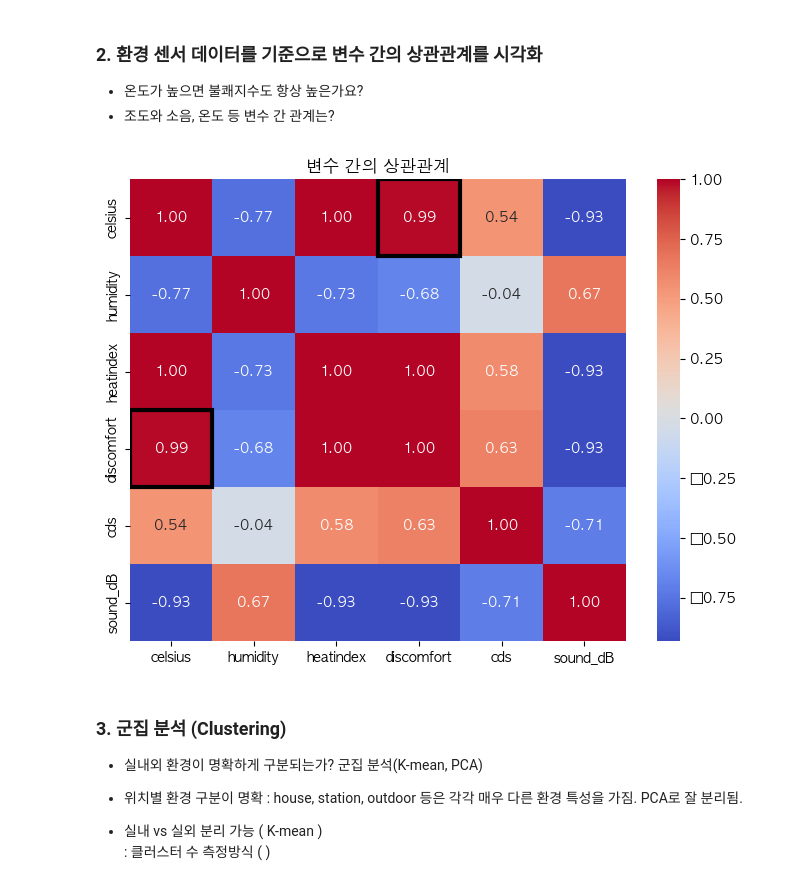
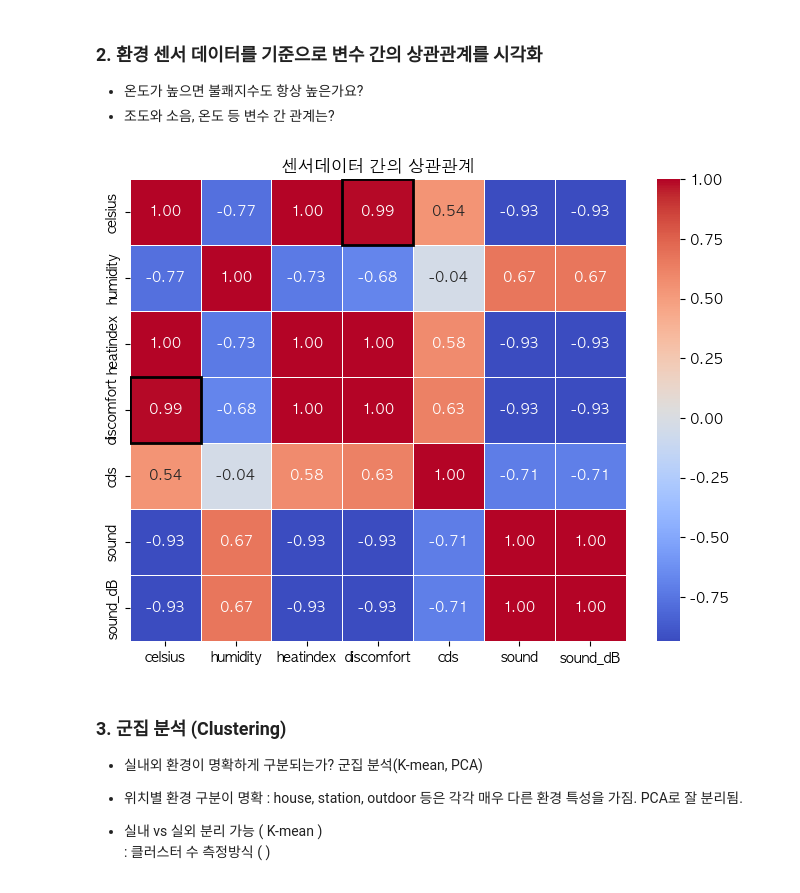
Before and after one commit to Armdiri/TIL, a Jupyter notebook: 아두이노_센서_데이터수집_분석/환경데이터분석_발표.ipynb, the cells around one changed output. Drawn from its saved outputs; the diff is of its cells as text; code cells hidden in the pictures.

```diff
--- a/아두이노_센서_데이터수집_분석/환경데이터분석_발표.ipynb
+++ b/아두이노_센서_데이터수집_분석/환경데이터분석_발표.ipynb
@@ -26,12 +27,13 @@ import pandas as pd
 from sklearn.preprocessing import StandardScaler
 import platform
 from matplotlib import font_manager, rc
+import matplotlib.pyplot as plt
 
 # 데이터 로드
 df = pd.read_excel('environment_data_ko.xlsx')
 
 # 분석에 사용할 feature들
-features = ['celsius', 'humidity', 'heatindex', 'discomfort', 'cds', 'sound_dB']
+features = ['celsius', 'humidity', 'heatindex', 'discomfort', 'cds', 'sound', 'sound_dB']
 
 # 기초 통계
 stats_summary = df.groupby('location').describe()
@@ -39,6 +41,7 @@ print("기초 통계 요약:\n", stats_summary)
 
 # 그래프 한글변환 오류함수
 def set_graph_font():
+    plt.rcParams['axes.unicode_minus'] = False
     if platform.system() == 'Darwin':     # IOS
         rc('font', family='AppleGothic')
     elif platform.system() == 'Windows':
@@ -50,7 +53,7 @@ def set_graph_font():
         font_name = font_manager.FontProperties(fname=path).get_name()
         rc('font', family=font_name)
     else:
-        print('Unknown system... sorry~~~~')
+        print('폰트를 적용할수 없습니다')
 # %% [output]
 기초 통계 요약:
           celsius                                                          \
@@ -69,6 +72,23 @@ location
 집         7.80  7.80  7.80  7.8075  7.81
 
 [9 rows x 64 columns]
+# %%
+from sklearn.preprocessing import MinMaxScaler
+
+# 결측치 처리
+df = df.dropna()
+
+# 이상치 처리 ..
+#Q1 = df['celsius'].quantile(0.25)
+#Q3 = df['celsius'].quantile(0.75)
+#IQR = Q3 -Q1
+#df = df[(df['celsius'] >= Q1 - 1.5*IQR) & (df['celsius'] <= Q3 + 1.5*IQR)]
+
+df['location'] = df['location'].astype('category')
+
+## 정규화 (변수별 값의 범위가 서로 상이하므로 군집/회귀분석 전 정규화 필요)
+scaler = MinMaxScaler()
+df_scaled = pd.DataFrame(scaler.fit_transform(df[features]), columns=features)
 # %% [markdown]
 ### 1. 장소별로 가장 쾌적한 환경은 어디인가?
 - 점수 모델(정규화, 가중치), 통계요약, barplot
@@ -177,22 +197,28 @@ Name: score, dtype: float64
 # %%
 import seaborn as sns
 import matplotlib.pyplot as plt
 from matplotlib.patches import Rectangle
 
 set_graph_font()
 plt.figure(figsize=(8, 6))
-ax = sns.heatmap(df[features].corr(), annot=True, cmap='coolwarm', fmt='.2f')
+ax = sns.heatmap(df[features].corr(), annot=True, cmap='coolwarm', fmt='.2f', linewidths=0.5)
 
 # 온도와 불쾌지수의 상관관계 (굵은 테두리)
 i = features.index('celsius')
 j = features.index('discomfort')
 for (row, col) in [(i, j), (j, i)]:
-    ax.add_patch(Rectangle((col, row), 1, 1, fill=False, edgecolor='black', lw=3))
+    ax.add_patch(Rectangle((col, row), 1, 1, fill=False, edgecolor='black', lw=2))
 
-plt.title('변수 간의 상관관계')
+plt.title('센서데이터 간의 상관관계')
 plt.show()
+
+# 온도, 체감온도, 불쾌지수는 서로 매우 강하게 연결되어 있음(거의 같은 값처럼 움직임)
+# 온도와 소음은 반비례(온도가 높을수록 소음이 낮음)
+# 습도와 소음은 비례(습도가 높을수록 소음도 높음)
+# 조도는 온도, 불쾌지수와 중간 정도의 양의 상관, 소음과는 음의 상관
+# 불쾌지수를 낮추려면 온도와 체감온도를 낮추는 것이 가장 효과적임
 # %% [output]
-[figure, old version]
+[figure, new version]
 # %% [markdown]
 ### 3. 군집 분석 (Clustering)
 - 실내외 환경이 명확하게 구분되는가? 군집 분석(K-mean, PCA)
```
Also changed, not shown: parts of 12 cells of this notebook.
